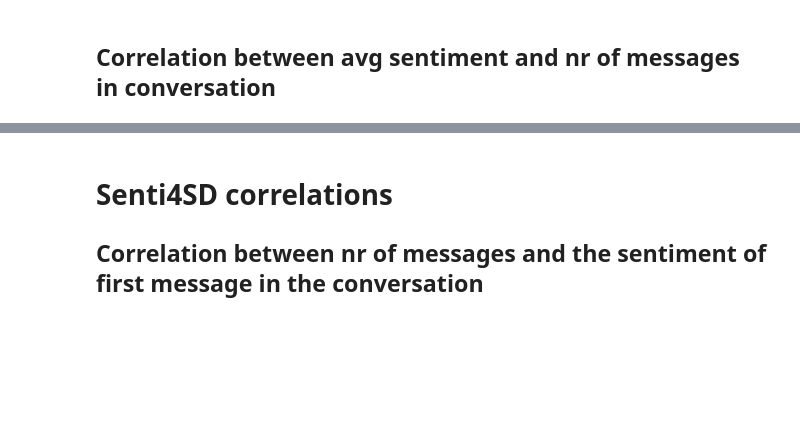
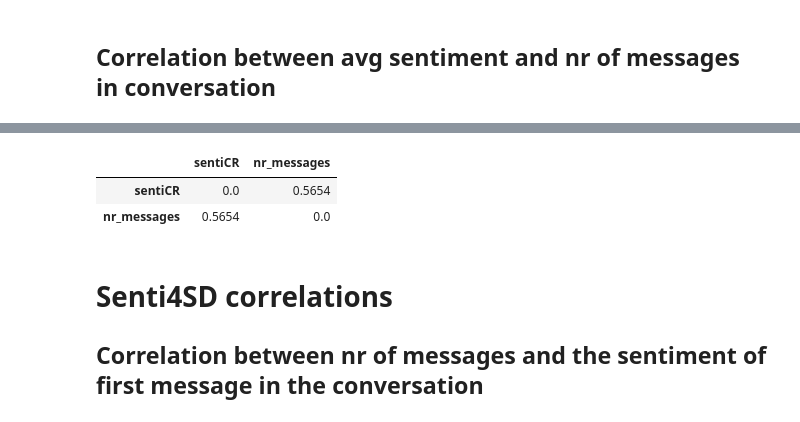
Before and after one commit to Tomgroot/empiricalSE, a Jupyter notebook: SentiScore.ipynb, the cells around one changed output, grey strips where cells are left out. Saved outputs shown, nothing was run; the diff lists cells and outputs as text; code cells hidden in the pictures; blank space fills up the shorter version.

```diff
--- a/SentiScore.ipynb
+++ b/SentiScore.ipynb
@@ -43,6 +43,18 @@ else:
     df_sentiCR['sentiCR'] = Extract(pred_full)
     df_sentiCR['sentiCR'] = df_sentiCR['sentiCR'].replace({2: -1})
     df_sentiCR.to_csv(sentiCR_path)
+# %%
+from scipy.stats import pearsonr
+import pandas as pd
+
+def calculate_pvalues(df):
+    dfcols = pd.DataFrame(columns=df.columns)
+    pvalues = dfcols.transpose().join(dfcols, how='outer')
+    for r in df.columns:
+        for c in df.columns:
+            tmp = df[df[r].notnull() & df[c].notnull()]
+            pvalues[r][c] = round(pearsonr(tmp[r], tmp[c])[1], 4)
+    return pvalues
 # %% [markdown]
 ### Senti4SD preprocessing
 For the preprocessing of Senti4SD we do the sentiment score calculation outside this notebook file. Make sure yuo save the csv to predictions_senti4SD.csv
@@ -165,3 +182,9 @@ corr
+# %%
+calculate_pvalues(avg_senti_df.drop(['ID'], axis=1))
+# %% [output]
+|  | sentiCR | nr_messages |
+| sentiCR | 0.0 | 0.5654 |
+| nr_messages | 0.5654 | 0.0 |
 # %% [markdown]
 # Senti4SD correlations
 ##  Correlation between nr of messages and the sentiment of first message in the conversation
```
Also changed, not shown: parts of 17 cells of this notebook.
